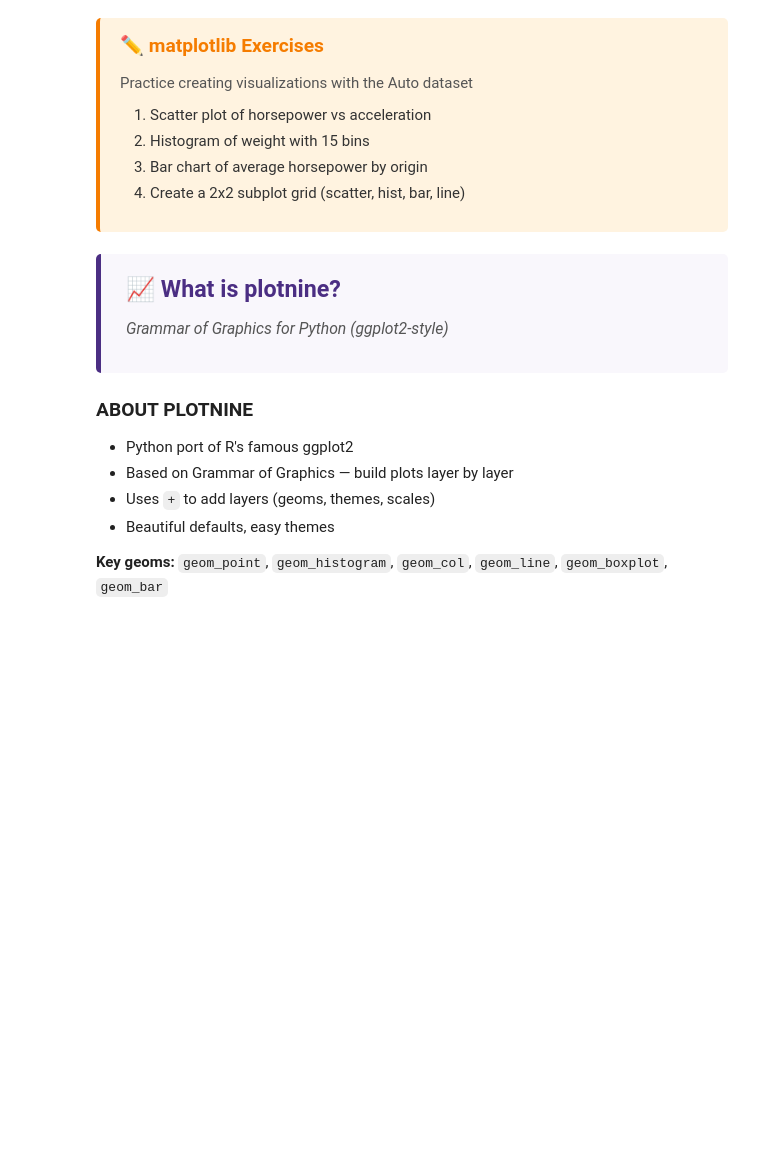
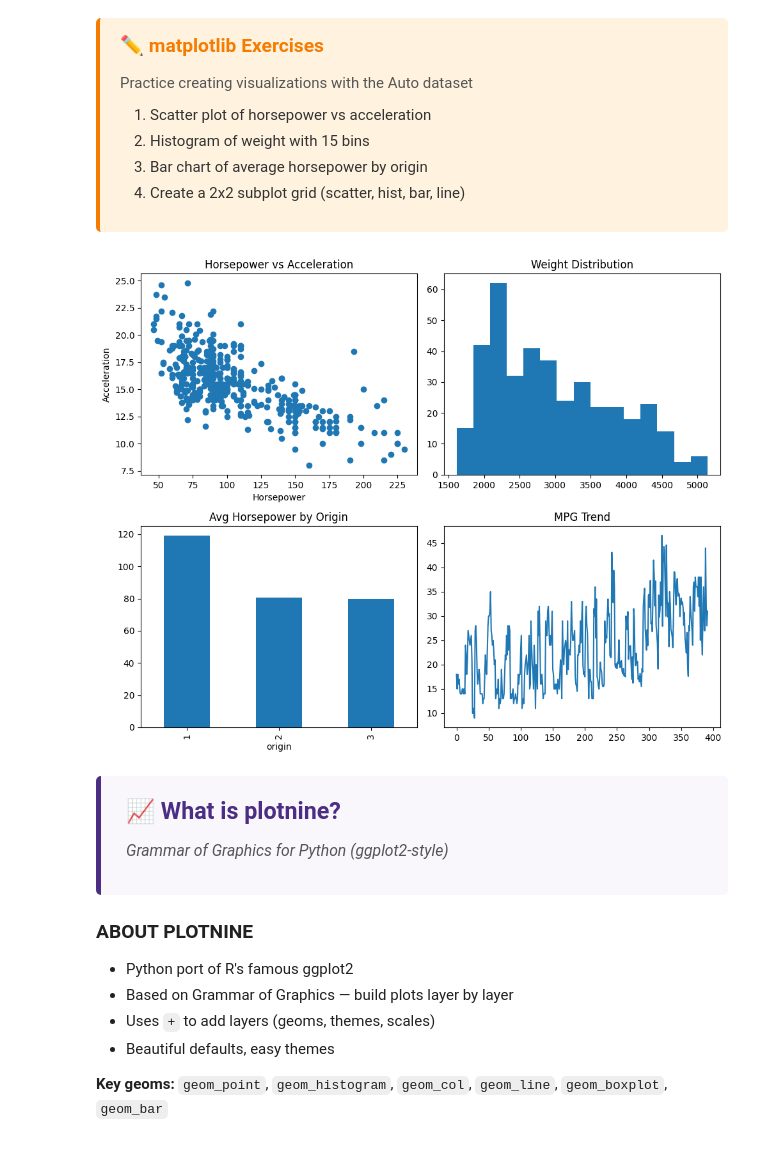
Before and after one commit to abbaskedir/BDATA200, a Jupyter notebook: lecture_2_Data_Workflow_Solution.ipynb, the cells around one changed output. Saved outputs shown, nothing was run; the diff lists cells and outputs as text; code cells hidden in the pictures; blank space fills up the shorter version.

```diff
--- a/lecture_2_Data_Workflow_Solution.ipynb
+++ b/lecture_2_Data_Workflow_Solution.ipynb
@@ -1082,3 +1200,47 @@ plt.show()
+# %%
+# Your solution here
+import pandas as pd
+import matplotlib.pyplot as plt
+
+# Load dataset
+url = "https://raw.githubusercontent.com/selva86/datasets/master/Auto.csv"
+df = pd.read_csv(url)
+
+# Fix horsepower (important)
+df["horsepower"] = pd.to_numeric(df["horsepower"], errors="coerce")
+
+# ----------------------------
+# 2x2 Subplot Grid
+# ----------------------------
+plt.figure(figsize=(10, 8))
+
+# 1. Scatter: horsepower vs acceleration
+plt.subplot(2, 2, 1)
+plt.scatter(df["horsepower"], df["acceleration"])
+plt.title("Horsepower vs Acceleration")
+plt.xlabel("Horsepower")
+plt.ylabel("Acceleration")
+
+# 2. Histogram: weight
+plt.subplot(2, 2, 2)
+plt.hist(df["weight"], bins=15)
+plt.title("Weight Distribution")
+
+# 3. Bar chart: avg horsepower by origin
+plt.subplot(2, 2, 3)
+avg_hp = df.groupby("origin")["horsepower"].mean()
+avg_hp.plot(kind="bar")
+plt.title("Avg Horsepower by Origin")
+
+# 4. Line plot (example): mpg over index
+plt.subplot(2, 2, 4)
+plt.plot(df["mpg"])
+plt.title("MPG Trend")
+
+plt.tight_layout()
+plt.show()
+# %% [output]
+[figure, added]
 # %% [markdown]
 <div style="border-left: 5px solid #4B2E83; background-color: #F9F7FC; padding: 20px 25px; margin: 20px 0; border-radius: 5px;">
   <h2 style="color: #4B2E83; font-family: 'Encode Sans', 'Arial', sans-serif; margin-top: 0;">📈 What is plotnine?</h2>
```
Also changed, not shown: parts of 24 cells of this notebook.
